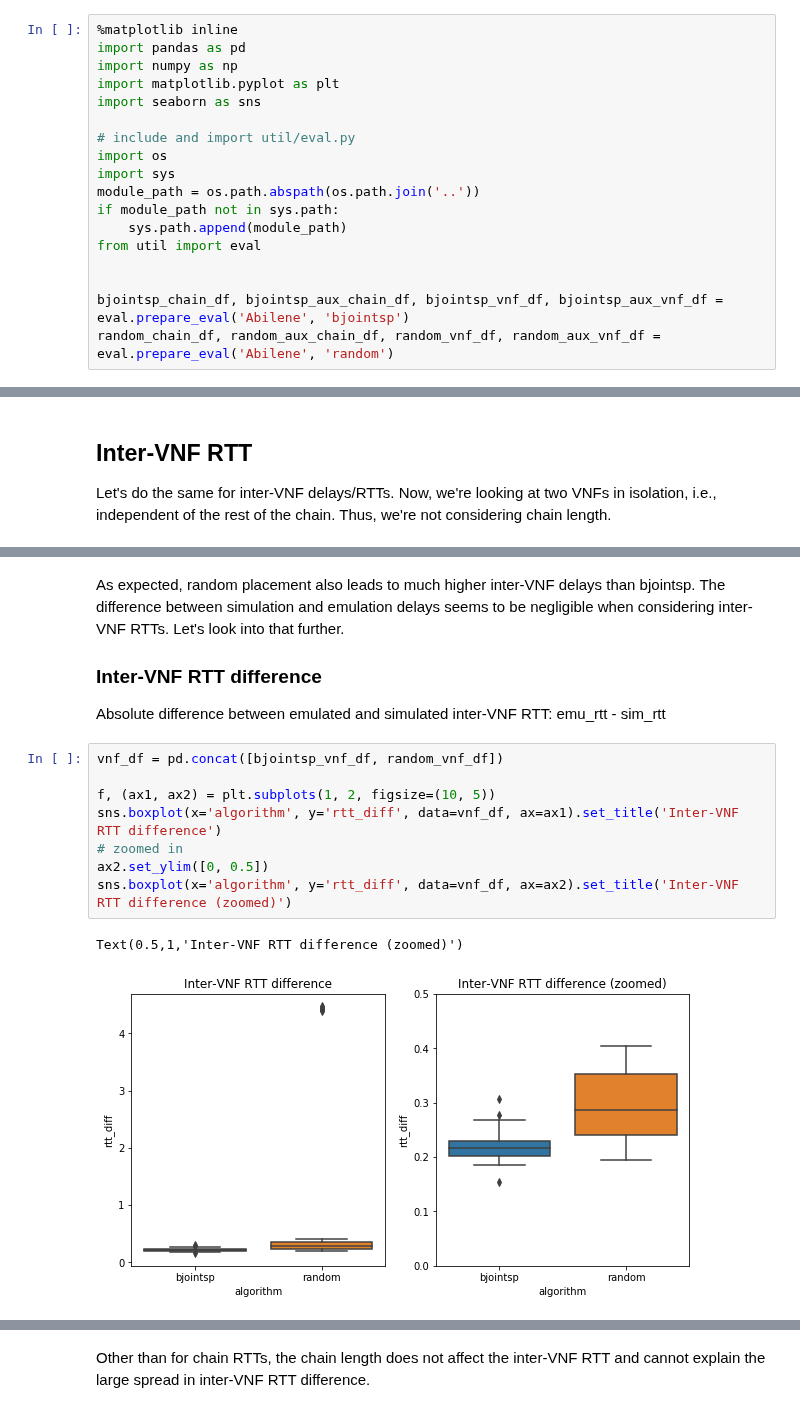
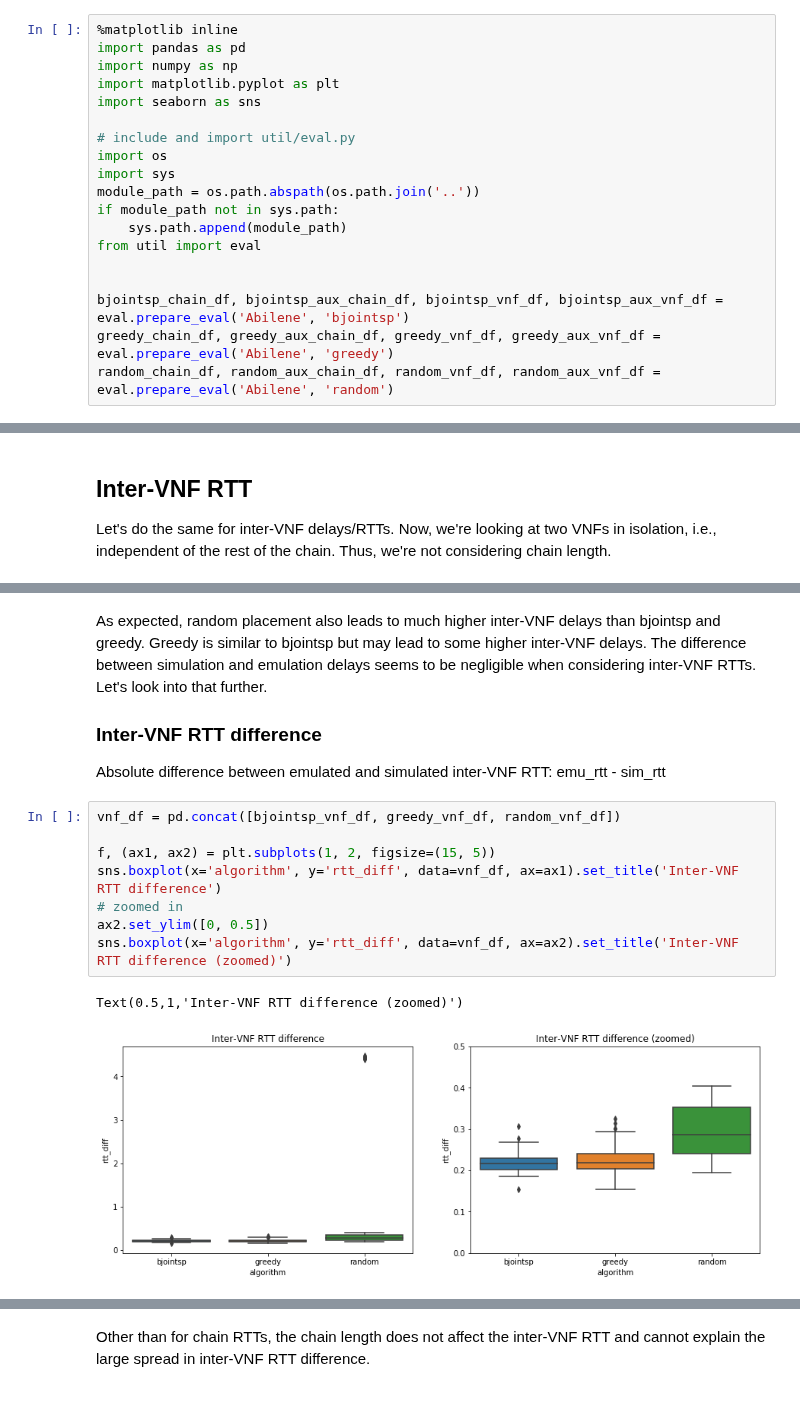
Before and after one commit to CN-UPB/placement-emulation, a Jupyter notebook: eval/eval_abilene.ipynb, the cells around one changed output, grey strips where cells are left out. Drawn from its saved outputs; the diff is of its cells as text.

```diff
--- a/eval/eval_abilene.ipynb
+++ b/eval/eval_abilene.ipynb
@@ -29,5 +29,6 @@ from util import eval
 
 
 bjointsp_chain_df, bjointsp_aux_chain_df, bjointsp_vnf_df, bjointsp_aux_vnf_df = eval.prepare_eval('Abilene', 'bjointsp')
+greedy_chain_df, greedy_aux_chain_df, greedy_vnf_df, greedy_aux_vnf_df = eval.prepare_eval('Abilene', 'greedy')
 random_chain_df, random_aux_chain_df, random_vnf_df, random_aux_vnf_df = eval.prepare_eval('Abilene', 'random')
 # %% [markdown]
@@ -146,21 +153,21 @@ Text(0.5,1,'Inter-VNF RTT')
 # %% [markdown]
-As expected, random placement also leads to much higher inter-VNF delays than bjointsp.
+As expected, random placement also leads to much higher inter-VNF delays than bjointsp and greedy. Greedy is similar to bjointsp but may lead to some higher inter-VNF delays.
 The difference between simulation and emulation delays seems to be negligible when considering inter-VNF RTTs. Let's look into that further.
 
 ### Inter-VNF RTT difference
 
 Absolute difference between emulated and simulated inter-VNF RTT: emu_rtt - sim_rtt
 # %%
-vnf_df = pd.concat([bjointsp_vnf_df, random_vnf_df])
+vnf_df = pd.concat([bjointsp_vnf_df, greedy_vnf_df, random_vnf_df])
 
-f, (ax1, ax2) = plt.subplots(1, 2, figsize=(10, 5))
+f, (ax1, ax2) = plt.subplots(1, 2, figsize=(15, 5))
 sns.boxplot(x='algorithm', y='rtt_diff', data=vnf_df, ax=ax1).set_title('Inter-VNF RTT difference')
 # zoomed in
 ax2.set_ylim([0, 0.5])
 sns.boxplot(x='algorithm', y='rtt_diff', data=vnf_df, ax=ax2).set_title('Inter-VNF RTT difference (zoomed)')
 # %% [output]
 Text(0.5,1,'Inter-VNF RTT difference (zoomed)')
-[figure, old version]
+[figure, new version]
 # %% [markdown]
 The absolute difference between simulated and emulated inter-VNF RTTs is rather small.
 
```
Also changed, not shown: parts of 19 cells of this notebook.
